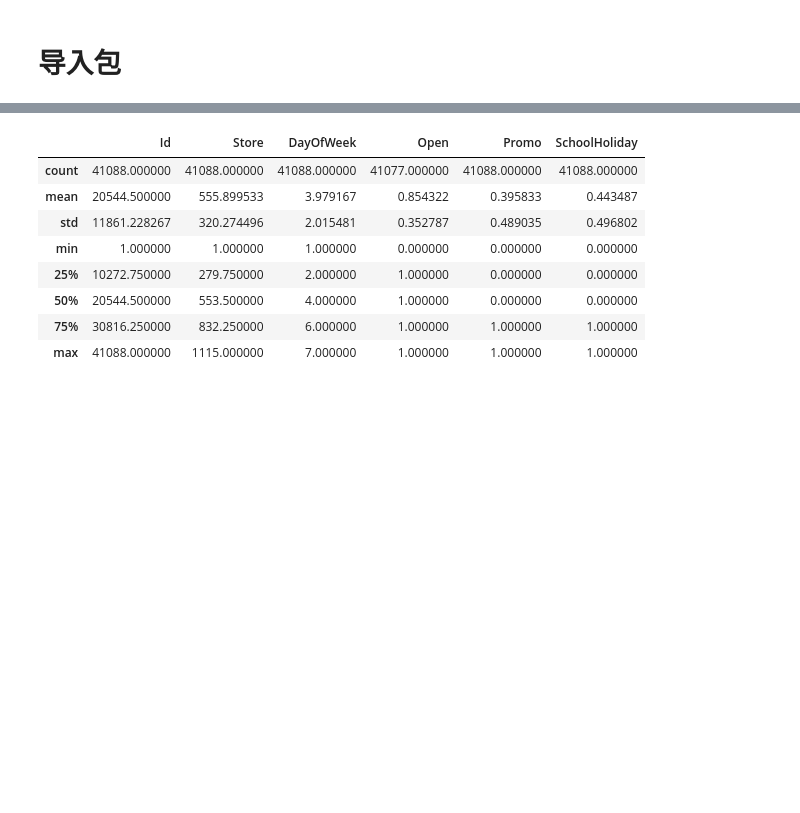
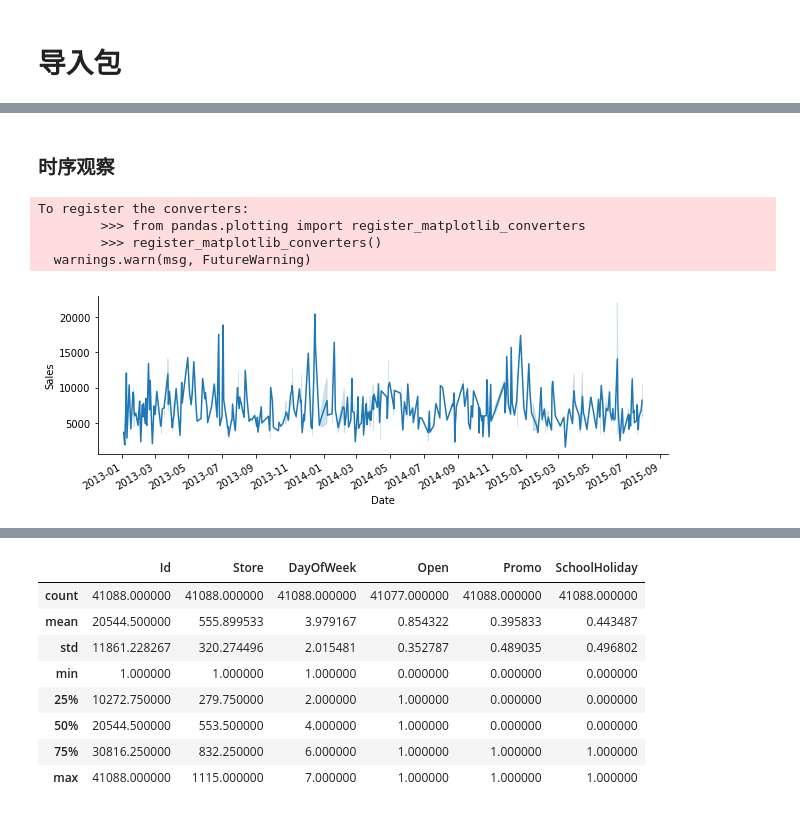
Before and after one commit to DnYee/Rossmann_capstone_project, a Jupyter notebook: Rossmann.ipynb, the cells around one changed output, grey strips where cells are left out. Drawn from its saved outputs; the diff is of its cells as text; code cells hidden in the pictures; blank space fills up the shorter version.

```diff
--- a/Rossmann.ipynb
+++ b/Rossmann.ipynb
@@ -78,0 +72,18 @@ test_data.head(n=10)
+# %%
+train_data["SalePerCustomer"]=train_data["Sales"]/train_data["Customers"]
+# %% [markdown]
+### 时序观察
+# %%
+#
+train_sales = train_data[train_data["Sales"]>0]
+
+gsales=sns.relplot(x="Date",y="Sales",kind="line",height=3,aspect=3,data=train_sales.sample(frac=0.0005,random_state=1))
+gsales.ax.xaxis.set_major_locator(mdates.MonthLocator(interval=2))
+#g.ax.xaxis.set_major_formatter(mdates.DateFormatter('%Y-%M-%D'))
+gsales.fig.autofmt_xdate()
+# %% [output]
+To register the converters:
+        >>> from pandas.plotting import register_matplotlib_converters
+        >>> register_matplotlib_converters()
+  warnings.warn(msg, FutureWarning)
+[figure, added]
```
Also changed, not shown: parts of 98 cells of this notebook.
